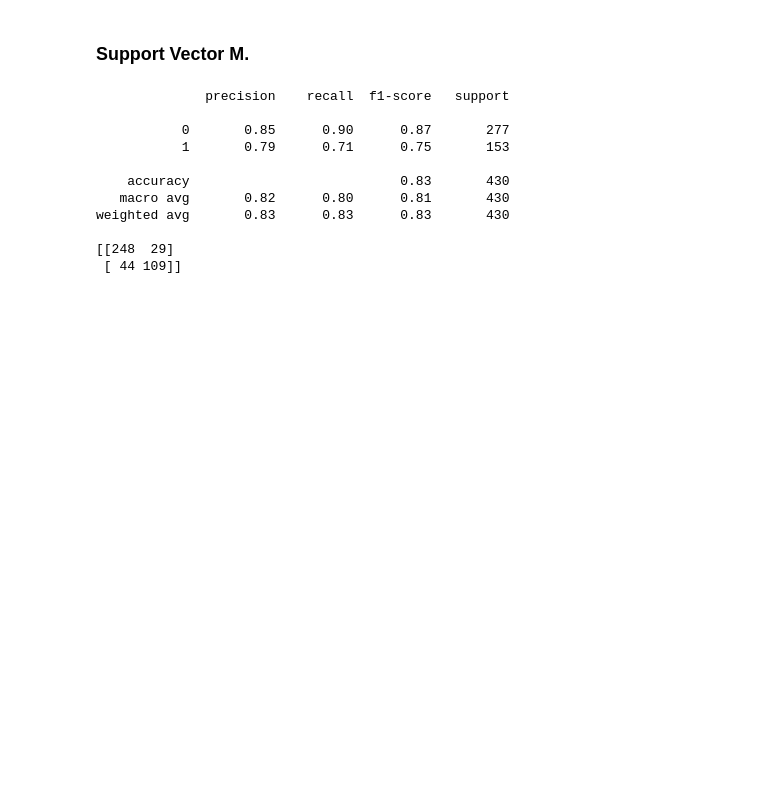
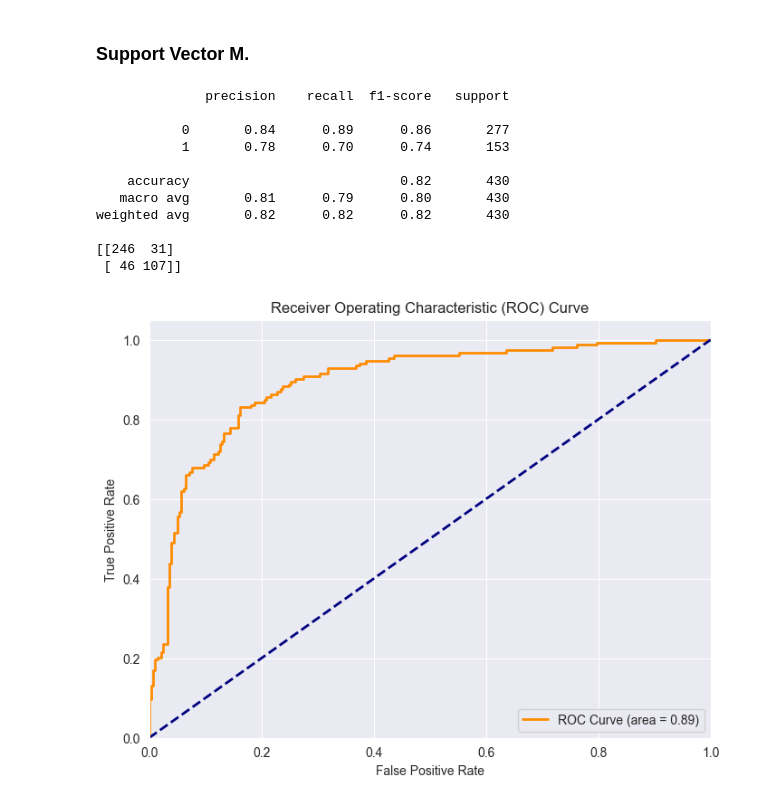
Before and after one commit to mertgenc0/mydsprojects, a Jupyter notebook: Alzheimer/alzheimer.ipynb, the cells around one changed output. Cells and saved outputs as stored; diff of their text form; code cells hidden in the pictures; blank space fills up the shorter version.

```diff
--- a/Alzheimer/alzheimer.ipynb
+++ b/Alzheimer/alzheimer.ipynb
@@ -237,24 +238,41 @@ plt.show()
 # %% [markdown]
 ### Support Vector M.
 # %%
-svmodel= SVC(kernel='linear', random_state=42)
+svmodel= SVC(kernel='linear', random_state=42, probability=True)
 svmodel.fit(X_train, y_train)
 svm_pred = svmodel.predict(X_test)
 
-rep = classification_report(y_test, y_pred)
-cm = confusion_matrix(y_test, y_pred)
+rep = classification_report(y_test, svm_pred)
+cm = confusion_matrix(y_test, svm_pred)
 
 print(rep)
 print(cm)
 # %% [output]
               precision    recall  f1-score   support
 
-           0       0.85      0.90      0.87       277
-           1       0.79      0.71      0.75       153
+           0       0.84      0.89      0.86       277
+           1       0.78      0.70      0.74       153
 
-    accuracy                           0.83       430
-   macro avg       0.82      0.80      0.81       430
-weighted avg       0.83      0.83      0.83       430
+    accuracy                           0.82       430
+   macro avg       0.81      0.79      0.80       430
+weighted avg       0.82      0.82      0.82       430
 
-[[248  29]
- [ 44 109]]
+[[246  31]
+ [ 46 107]]
+# %%
+svm_pred_proba = svmodel.predict_proba(X_test)[:, 1]
+fpr, tpr, thresholds = roc_curve(y_test, svm_pred_proba)
+roc_auc = auc(fpr, tpr)
+
+plt.figure(figsize=(8, 6))
+plt.plot(fpr, tpr, color='darkorange', lw=2, label=f'ROC Curve (area = {roc_auc:.2f})')
+plt.plot([0, 1], [0, 1], color='navy', lw=2, linestyle='--')
+plt.xlim([0.0, 1.0])
+plt.ylim([0.0, 1.05])
+plt.xlabel('False Positive Rate')
+plt.ylabel('True Positive Rate')
+plt.title('Receiver Operating Characteristic (ROC) Curve')
+plt.legend(loc="lower right")
+plt.show()
+# %% [output]
+[figure, added]
```
Also changed, not shown: parts of 13 cells of this notebook.
